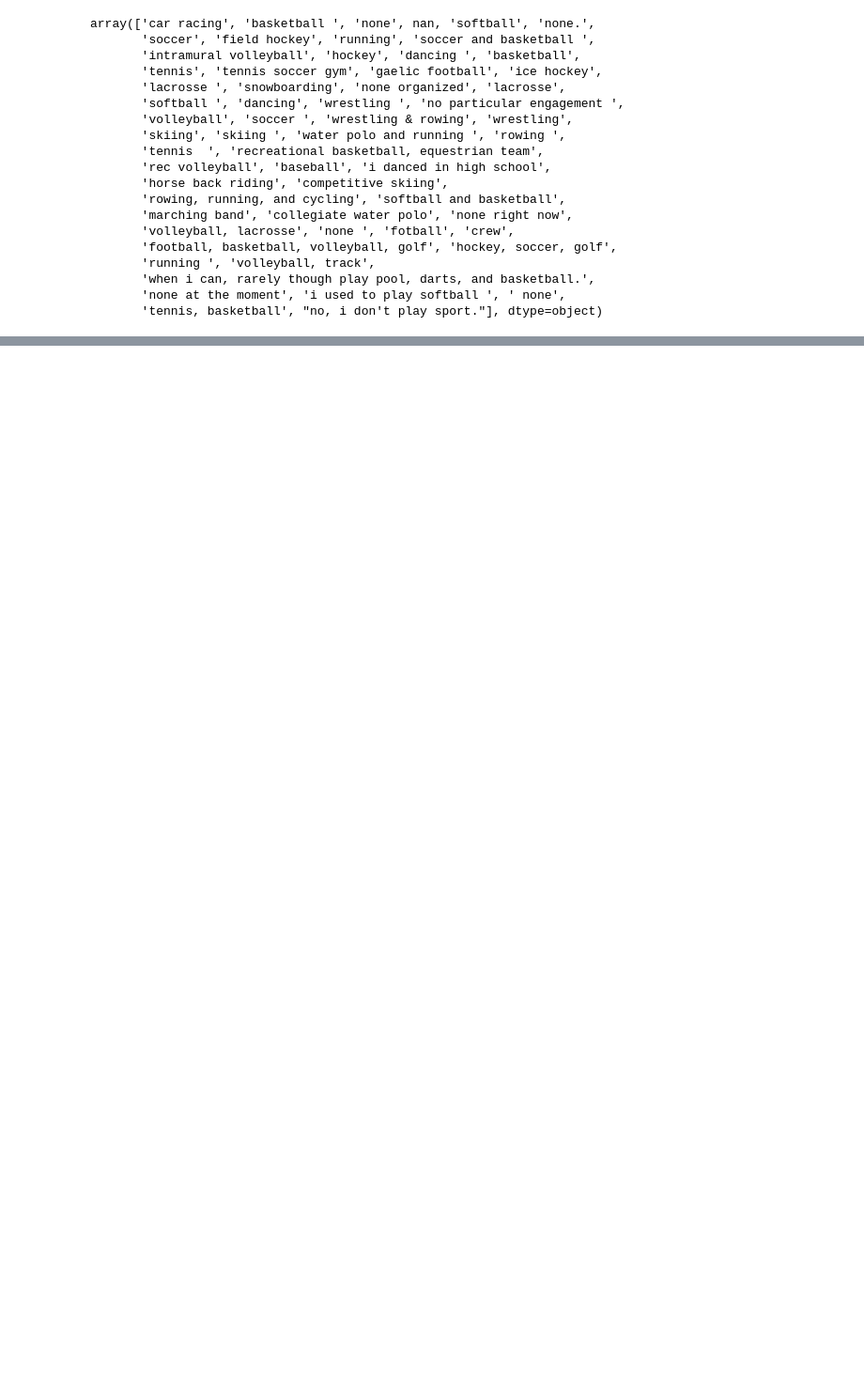
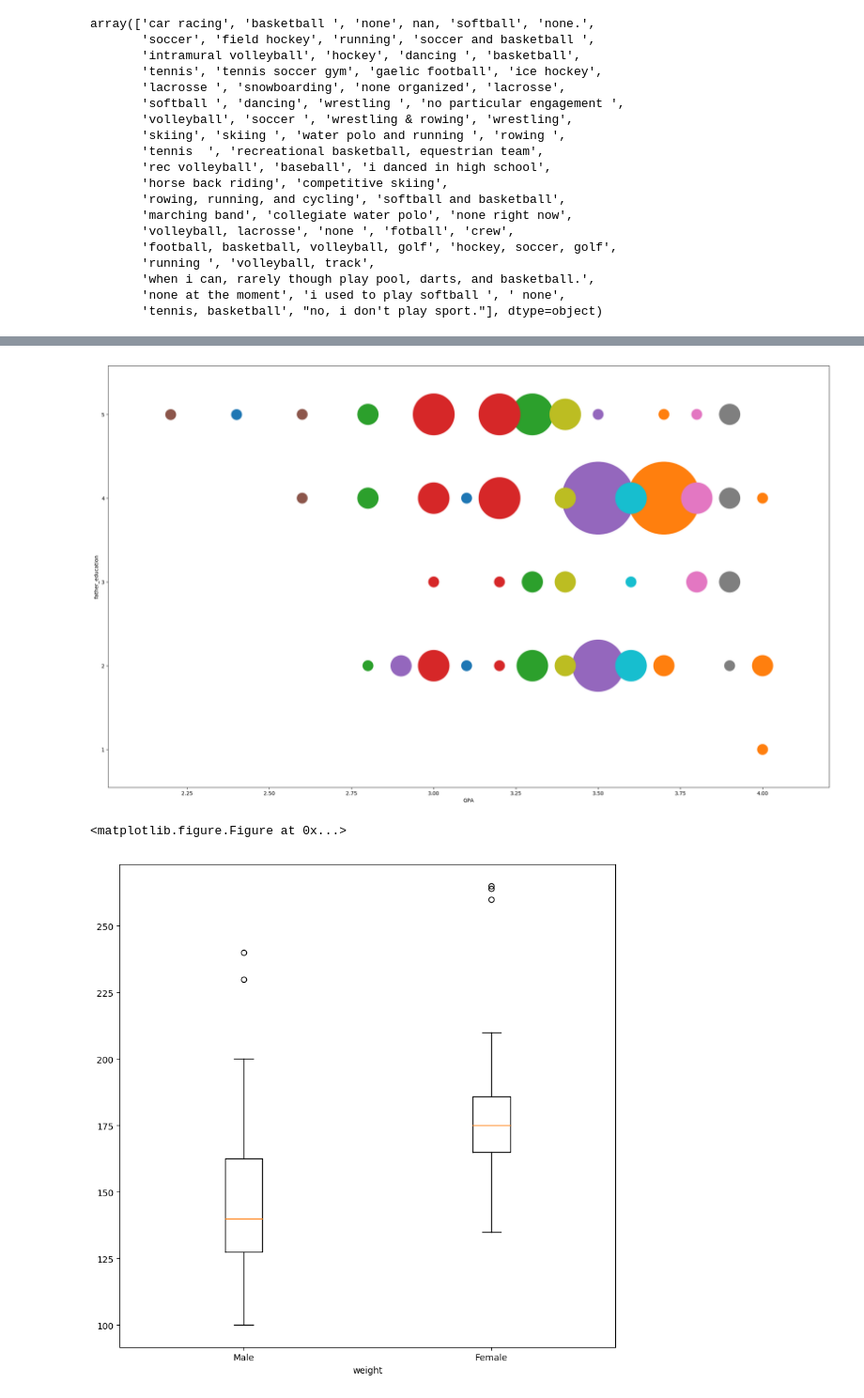
Before and after one commit to ahmedhagii/visual-analytics-project, a Jupyter notebook: visual-analytics-lab.ipynb, the cells around one changed output, grey strips where cells are left out. Shown at 94% size. Drawn from its saved outputs; the diff is of its cells as text; code cells hidden in the pictures; blank space fills up the shorter version.

Commit message:
some cleaning and plotting functions

```diff
--- a/visual-analytics-lab.ipynb
+++ b/visual-analytics-lab.ipynb
@@ -191,0 +103,80 @@ Name: calories_day, dtype: float64
+# %%
+#### import matplotlib.pyplot as plt
+# data.loc[:, 'new_col'] =
+# data.loc[:, 'new_col']
+# print data.columns
+# data.boxplot(u'weight')
+# plt.show()
+
+from IPython.core.display import display, HTML
+display(HTML("<style>.container { width:95% !important; }</style>"))
+
+data = loaddata()
+# def func(row):
+#     return unicode(row.weight)
+# data.weight = data.apply(func, 1)
+# data = data[data.weight.apply(lambda x: x.isnumeric())]
+# data.weight = data.weight.apply(lambda x: int(x))
+
+# data.boxplot('weight')
+# plt.show()
+
+# filtered_data
+# data.loc[:, 'calories_day']
+
+
+# %matplotlib notebook
+# plt.gcf().clear()
+# plt.hist(data.comfort_food_reasons_coded , align='mid', alpha=0.6, histtype='bar', ec='black')
+# plt.xticks(range(1,10), ['Stress', 'Boredom', 'Dep', 'Hunger', 'Laziness', 'Cold', 'Happiness', 'TV', 'None'])
+# plt.rcParams['figure.figsize'] = (20,5)
+# plt.figure(figsize=(5,20))
+# plt.show()
+
+
+# plt.gcf().clear()
+# plt.hist(x=data.grade_level)
+# plt.rcParams['figure.figsize'] = (20,5)
+# plt.figure(figsize=(5,20))
+# plt.show()
+# data.comfort_food_reasons_coded.unique()
+# x = np.random.randn(500)
+# inside = go.Histogram(x=list(data.comfort_food_reasons_coded))
+
+# labels = [r"$L$", r"$\Gamma$", r"$X$", r"$U,K$", r"$\Gamma$"]
+
+x_attribute = 'GPA'
+y_attribute = 'eating_out'
+
+def boxplot(attribute):
+    plt.figure(dpi=100, figsize=(10,10))
+    plt.rc('axes', axisbelow=True)
+    plt.boxplot([list(data.query('Gender==1')[attribute].dropna()), list(data.query('Gender==2')[attribute].dropna())], labels=["Male", "Female"])
+    plt.rc('axes', axisbelow=True)
+#     plt.boxplot()
+    plt.xlabel(attribute)
+    plt.show()
+
+def bubble_chart(x_attribute, y_attribute):
+    plt.figure(dpi=100, figsize=(25,15))
+
+    x_axis = data[x_attribute].round(decimals=1).dropna().unique()
+    for mark in x_axis:
+        y_axis =  data.query('%s == %f' % (x_attribute, mark))[y_attribute].dropna().unique()
+        s = [(20 * len(data.query('%s == %f & %s == %f' % (x_attribute, mark, y_attribute, i) ))) ** 2 for i in y_axis]
+        plt.scatter([mark]*len(y_axis), y_axis, s = s)
+
+    # plt.rcParams["figure.figsize"] = (15, 20)
+    plt.ylabel(y_attribute)
+    plt.xlabel(x_attribute)
+    plt.margins(0.1)
+#     plt.legend(handler= x_axis[1:3])
+    plt.figure(dpi=50)
+    plt.show()
+
+bubble_chart('GPA', 'father_education')
+boxplot('weight')
+# %% [output]
+[figure, added]
+<matplotlib.figure.Figure at 0x...>
+[figure, added]
```
Also changed, not shown: parts of 14 cells of this notebook, 2 other files.
